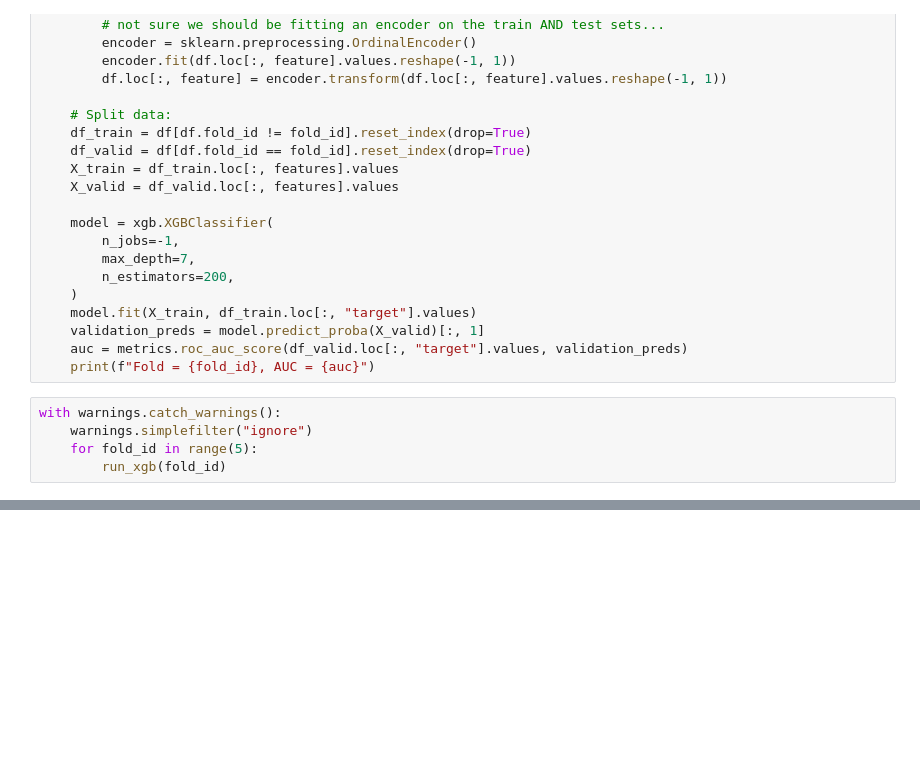
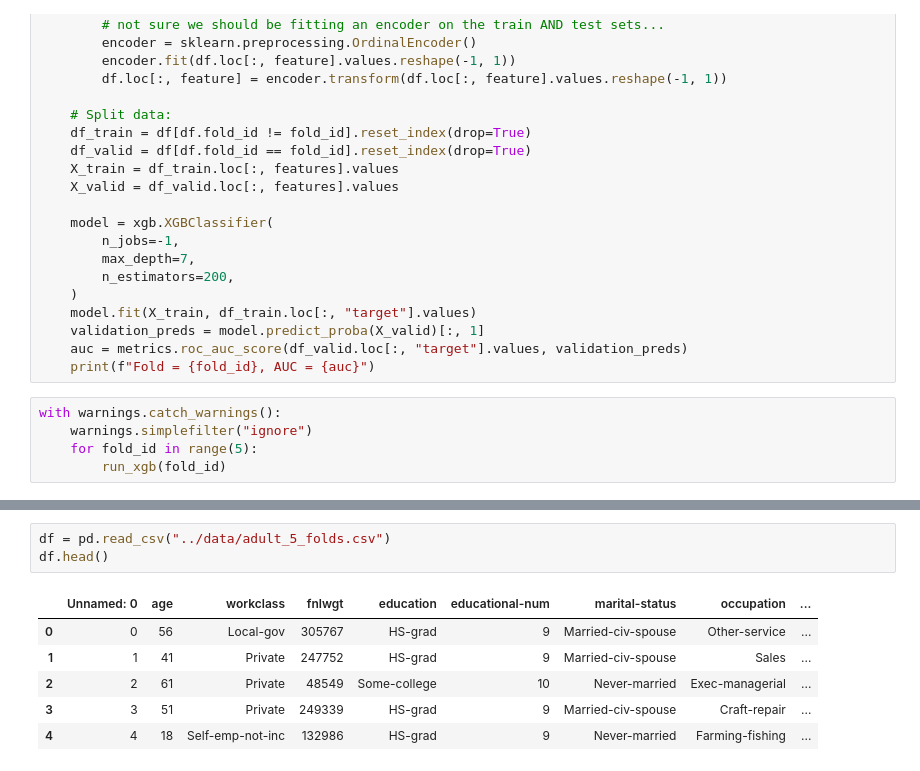
Before and after one commit to EFulmer/ml-misc, a Jupyter notebook: notebooks/Thakur Chapter 5 - Categorical Variables.ipynb, the cells around one changed output, grey strips where cells are left out. Cells and saved outputs as stored; diff of their text form; blank space fills up the shorter version.

```diff
--- a/notebooks/Thakur Chapter 5 - Categorical Variables.ipynb
+++ b/notebooks/Thakur Chapter 5 - Categorical Variables.ipynb
@@ -413,0 +436,10 @@ with warnings.catch_warnings():
+# %%
+df = pd.read_csv("../data/adult_5_folds.csv")
+df.head()
+# %% [output]
+|  | Unnamed: 0 | age | workclass | fnlwgt | education | educational-num | marital-status | occupation | ... |
+| 0 | 0 | 56 | Local-gov | 305767 | HS-grad | 9 | Married-civ-spouse | Other-service | ... |
+| 1 | 1 | 41 | Private | 247752 | HS-grad | 9 | Married-civ-spouse | Sales | ... |
+| 2 | 2 | 61 | Private | 48549 | Some-college | 10 | Never-married | Exec-managerial | ... |
+| 3 | 3 | 51 | Private | 249339 | HS-grad | 9 | Married-civ-spouse | Craft-repair | ... |
+| 4 | 4 | 18 | Self-emp-not-inc | 132986 | HS-grad | 9 | Never-married | Farming-fishing | ... |
```
Also changed, not shown: parts of 24 cells of this notebook, 7 other files.
